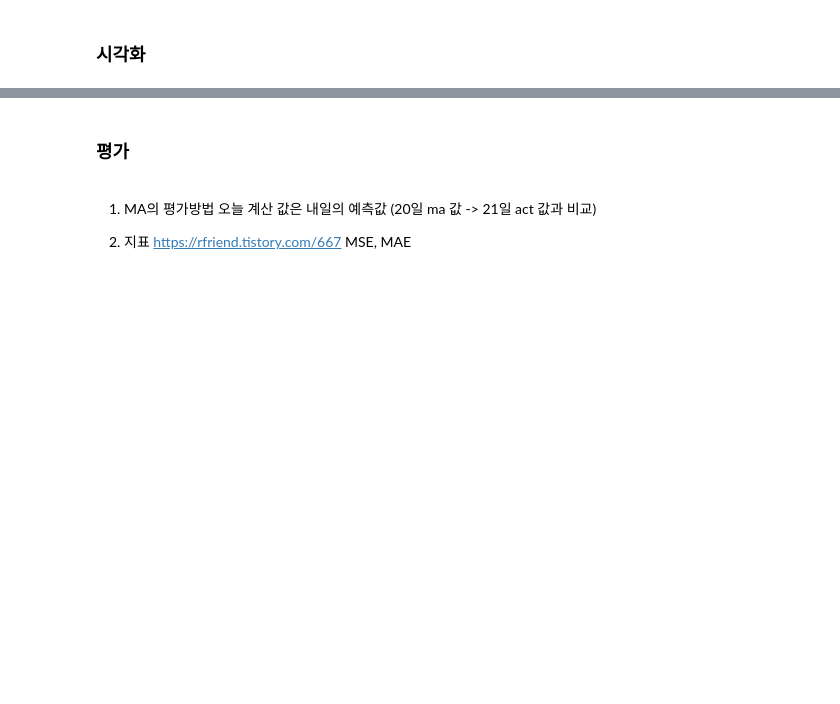
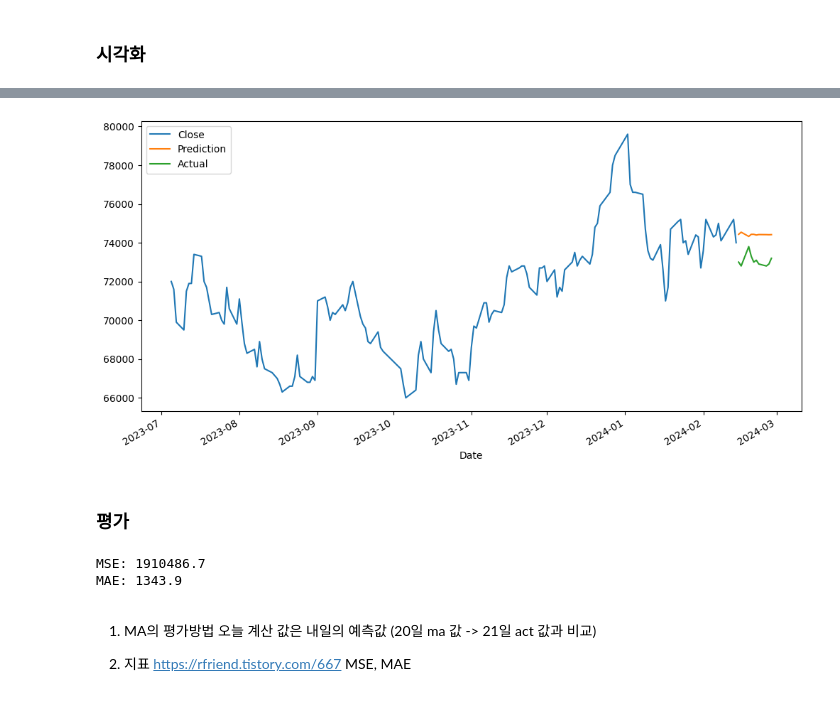
Before and after one commit to Kahkim/io_ground, a Jupyter notebook: lec_exp/ma_exp.ipynb, the cells around one changed output, grey strips where cells are left out. Saved outputs shown, nothing was run; the diff lists cells and outputs as text; code cells hidden in the pictures; blank space fills up the shorter version.

```diff
--- a/lec_exp/ma_exp.ipynb
+++ b/lec_exp/ma_exp.ipynb
@@ -151,5 +184,23 @@ test_demands: [83000, 83900, 82000, 80400, 80900]
+# %%
+fig, ax = plt.subplots(figsize=(12, 6))
+demands.tail(150).plot(ax =ax)
+ax.plot(test_demands.index, predicts, label='Prediction')
+ax.plot(test_demands.index, test_demands.to_list(), label='Actual')
+ax.legend(loc='upper left')
+plt.show()
+# %% [output]
+[figure, added]
 # %% [markdown]
 ### 평가
+# %%
+from sklearn.metrics import mean_squared_error as MSE
+from sklearn.metrics import mean_absolute_error as MAE
+
+print('MSE:', MSE(predicts, test_demands.to_list()))
+print('MAE:', MAE(predicts, test_demands.to_list()))
+# %% [output]
+MSE: 1910486.7
+MAE: 1343.9
 # %% [markdown]
 1. MA의 평가방법
 오늘 계산 값은 내일의 예측값 (20일 ma 값 -> 21일 act 값과 비교)
```
Also changed, not shown: parts of 11 cells of this notebook, 11 other files.
